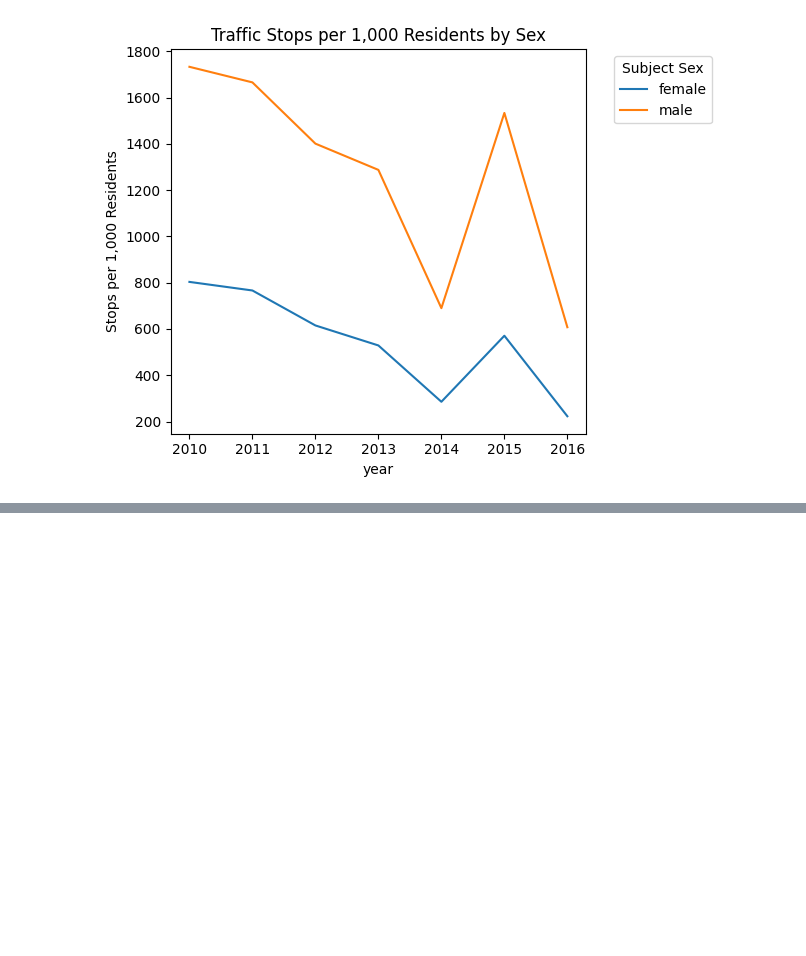
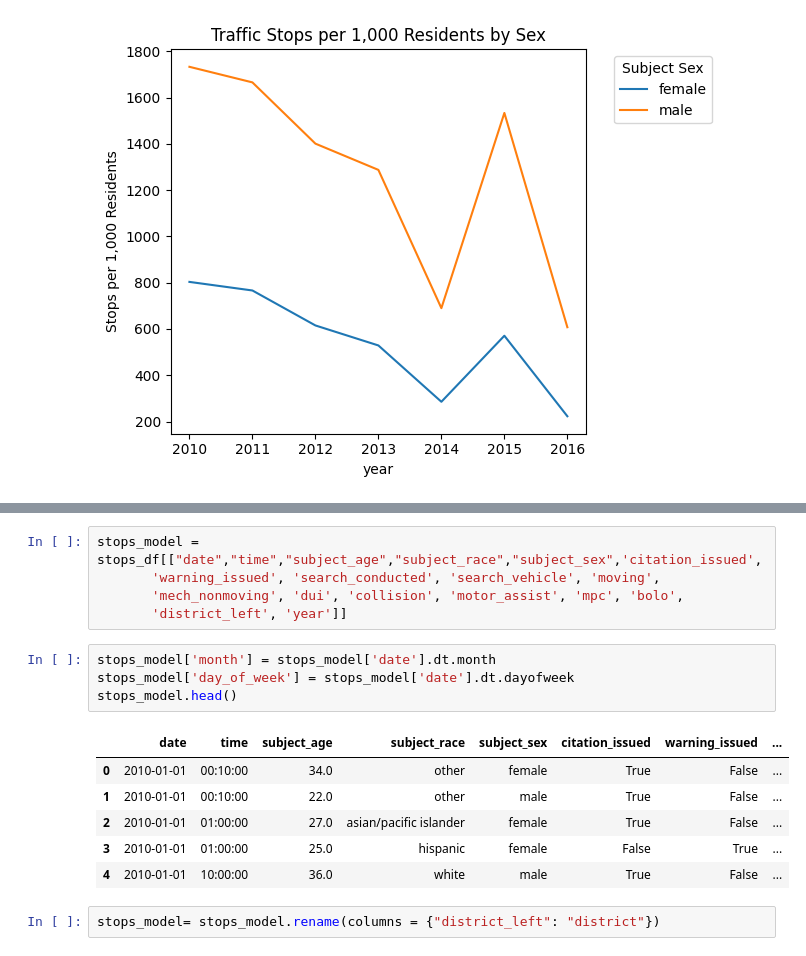
Before and after one commit to utexas-SDS-357/sds357-project-sp26-con-founders, a Jupyter notebook: bias_eda.ipynb, the cells around one changed output, grey strips where cells are left out. Cells and saved outputs as stored; diff of their text form; blank space fills up the shorter version.

Commit message:
basic model feature prep

```diff
--- a/bias_eda.ipynb
+++ b/bias_eda.ipynb
@@ -298,0 +322,18 @@ plt.show()
+# %%
+stops_model = stops_df[["date","time","subject_age","subject_race","subject_sex",'citation_issued',
+       'warning_issued', 'search_conducted', 'search_vehicle', 'moving',
+       'mech_nonmoving', 'dui', 'collision', 'motor_assist', 'mpc', 'bolo',
+       'district_left', 'year']]
+# %%
+stops_model['month'] = stops_model['date'].dt.month
+stops_model['day_of_week'] = stops_model['date'].dt.dayofweek
+stops_model.head()
+# %% [output]
+|  | date | time | subject_age | subject_race | subject_sex | citation_issued | warning_issued | ... |
+| 0 | 2010-01-01 | 00:10:00 | 34.0 | other | female | True | False | ... |
+| 1 | 2010-01-01 | 00:10:00 | 22.0 | other | male | True | False | ... |
+| 2 | 2010-01-01 | 01:00:00 | 27.0 | asian/pacific islander | female | True | False | ... |
+| 3 | 2010-01-01 | 01:00:00 | 25.0 | hispanic | female | False | True | ... |
+| 4 | 2010-01-01 | 10:00:00 | 36.0 | white | male | True | False | ... |
+# %%
+stops_model= stops_model.rename(columns = {"district_left": "district"})
```
Also changed, not shown: parts of 5 cells of this notebook.
